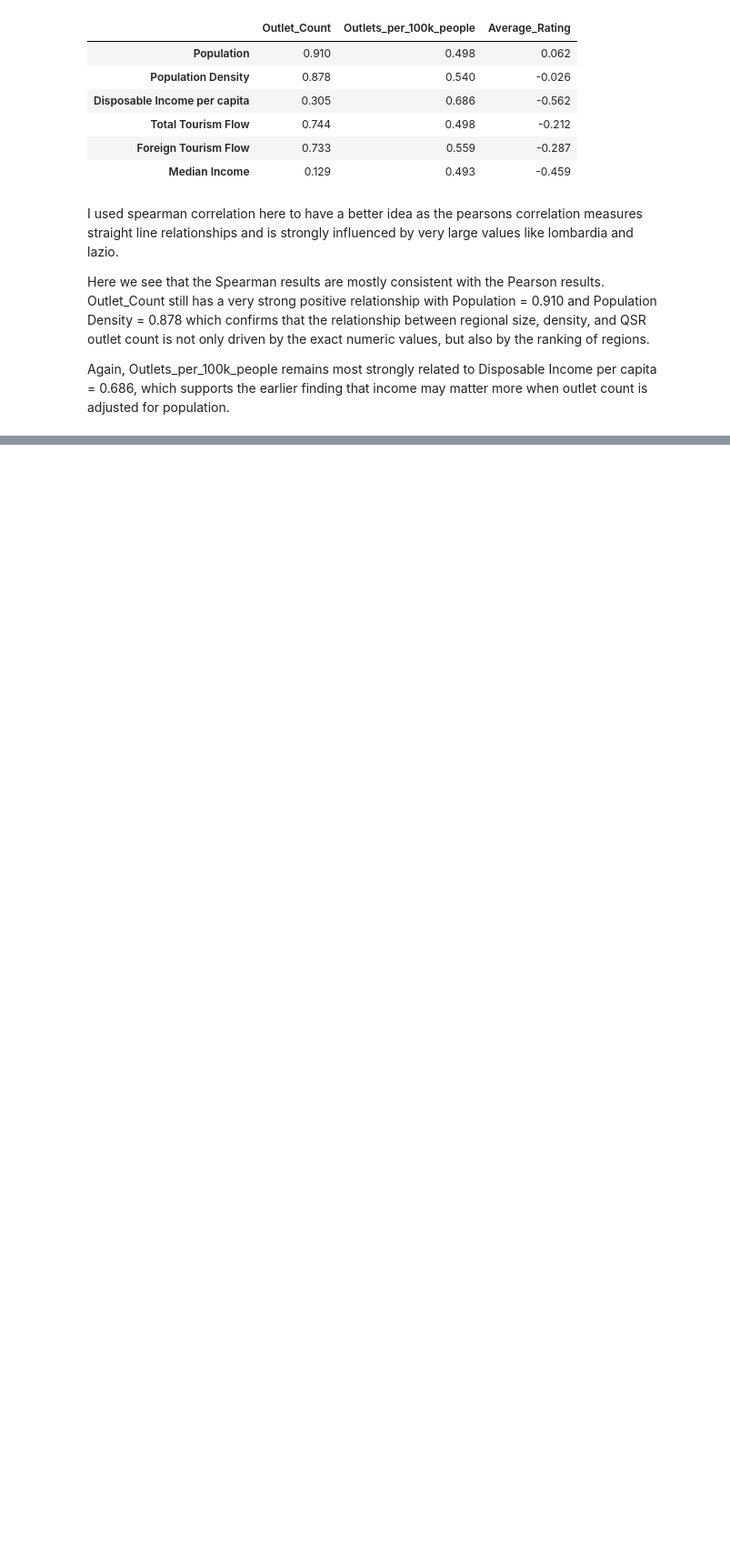
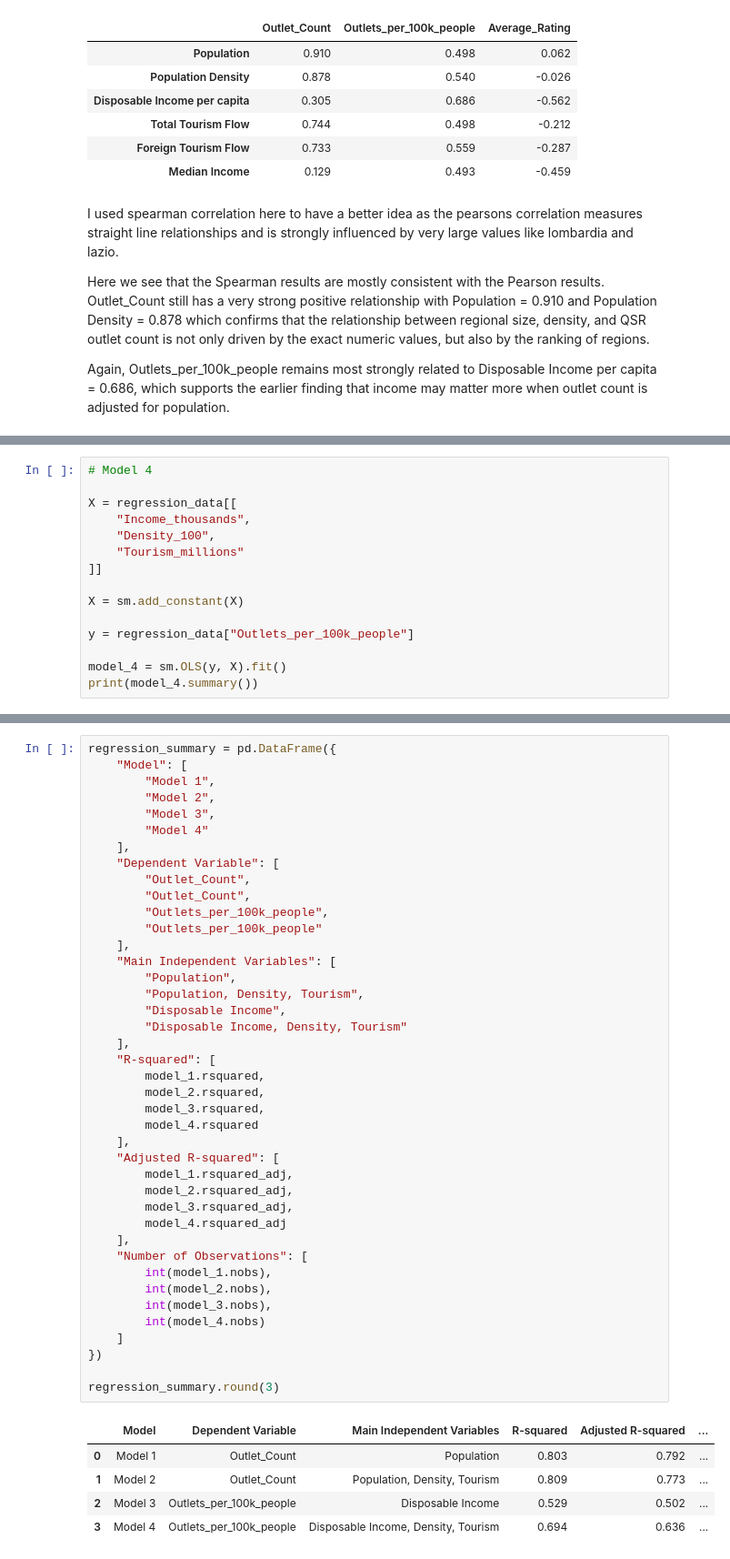
Before and after one commit to mike10nn/QSR_Analysis, a Jupyter notebook: analyses.ipynb, the cells around one changed output, grey strips where cells are left out. Shown at 91% size. Drawn from its saved outputs; the diff is of its cells as text; blank space fills up the shorter version.

```diff
--- a/analyses.ipynb
+++ b/analyses.ipynb
@@ -219,0 +342,15 @@ Again, Outlets_per_100k_people remains most strongly related to Disposable Incom
+# %%
+# Model 4
+
+X = regression_data[[
+    "Income_thousands",
+    "Density_100",
+    "Tourism_millions"
+]]
+
+X = sm.add_constant(X)
+
+y = regression_data["Outlets_per_100k_people"]
+
+model_4 = sm.OLS(y, X).fit()
+print(model_4.summary())
@@ -219,0 +379,47 @@ Again, Outlets_per_100k_people remains most strongly related to Disposable Incom
+# %%
+regression_summary = pd.DataFrame({
+    "Model": [
+        "Model 1",
+        "Model 2",
+        "Model 3",
+        "Model 4"
+    ],
+    "Dependent Variable": [
+        "Outlet_Count",
+        "Outlet_Count",
+        "Outlets_per_100k_people",
+        "Outlets_per_100k_people"
+    ],
+    "Main Independent Variables": [
+        "Population",
+        "Population, Density, Tourism",
+        "Disposable Income",
+        "Disposable Income, Density, Tourism"
+    ],
+    "R-squared": [
+        model_1.rsquared,
+        model_2.rsquared,
+        model_3.rsquared,
+        model_4.rsquared
+    ],
+    "Adjusted R-squared": [
+        model_1.rsquared_adj,
+        model_2.rsquared_adj,
+        model_3.rsquared_adj,
+        model_4.rsquared_adj
+    ],
+    "Number of Observations": [
+        int(model_1.nobs),
+        int(model_2.nobs),
+        int(model_3.nobs),
+        int(model_4.nobs)
+    ]
+})
+
+regression_summary.round(3)
+# %% [output]
+|  | Model | Dependent Variable | Main Independent Variables | R-squared | Adjusted R-squared | ... |
+| 0 | Model 1 | Outlet_Count | Population | 0.803 | 0.792 | ... |
+| 1 | Model 2 | Outlet_Count | Population, Density, Tourism | 0.809 | 0.773 | ... |
+| 2 | Model 3 | Outlets_per_100k_people | Disposable Income | 0.529 | 0.502 | ... |
+| 3 | Model 4 | Outlets_per_100k_people | Disposable Income, Density, Tourism | 0.694 | 0.636 | ... |
```
Also changed, not shown: parts of 12 cells of this notebook, 1 other file.
